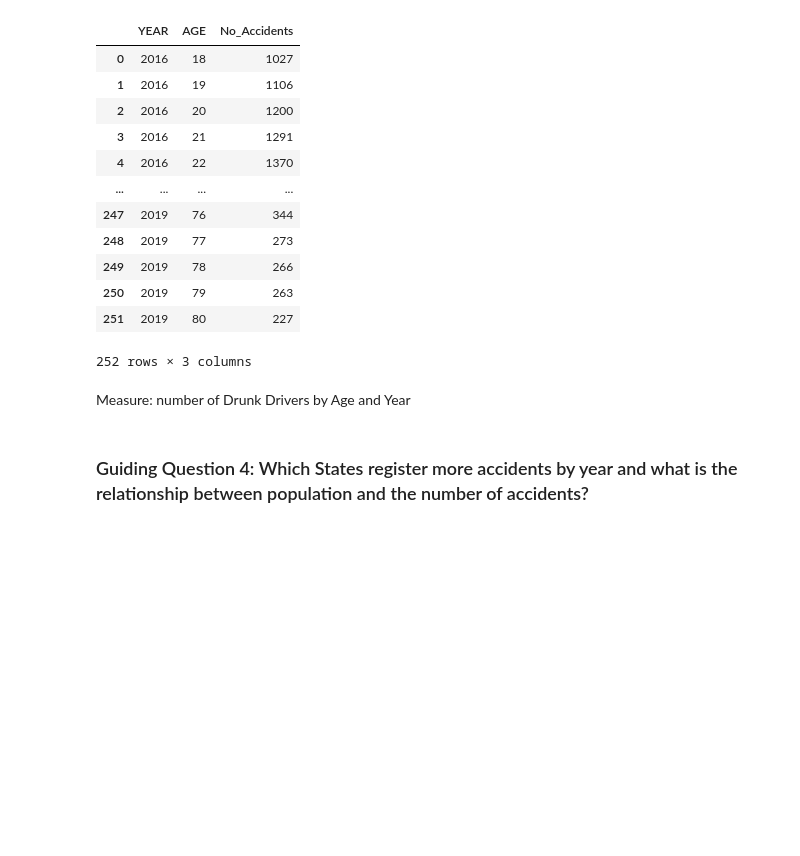
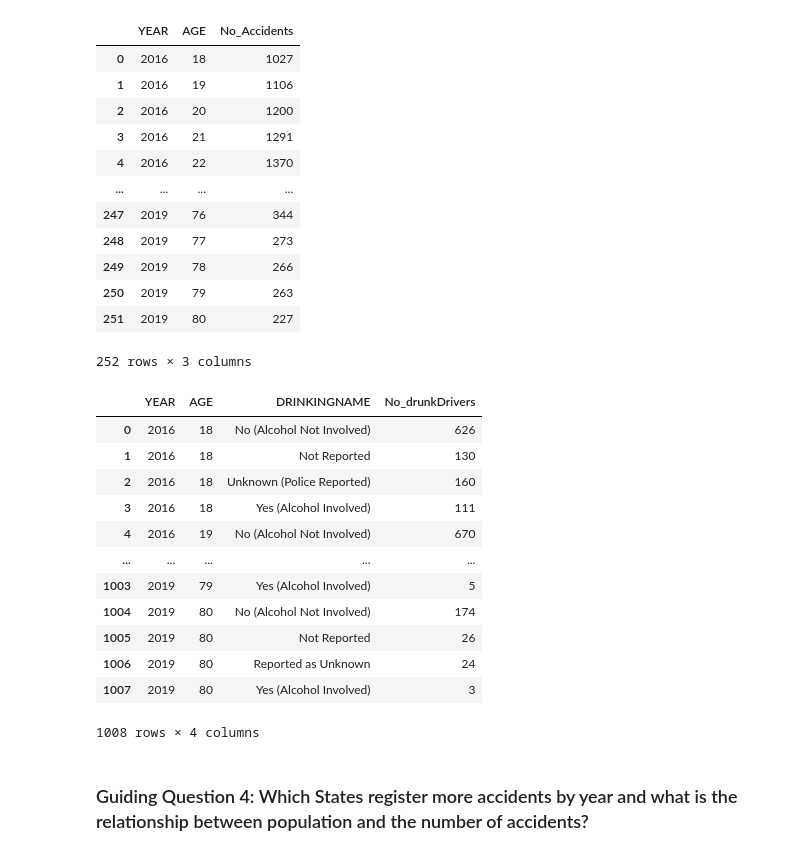
Before and after one commit to ddlondono/Traffic-Incidents-, a Jupyter notebook: Data 604 Project.ipynb, the cells around one changed output. Drawn from its saved outputs; the diff is of its cells as text; code cells hidden in the pictures; blank space fills up the shorter version.

Commit message:
Added Drunk Drivers

```diff
--- a/Data 604 Project.ipynb
+++ b/Data 604 Project.ipynb
@@ -447,2 +438,0 @@ fig.show()
-# %% [markdown]
-Measure: number of Drunk Drivers by Age and Year
@@ -448,0 +454,20 @@ Measure: number of Drunk Drivers by Age and Year
+# %%
+drunkDrivers_accidents = pd.read_sql_query('''SELECT YEAR(DATE) as YEAR, AGE, DRINKINGNAME, COUNT(*) as No_drunkDrivers
+                                           FROM person
+                                           WHERE AGE BETWEEN 18 AND 80 AND PER_TYP=1
+                                           GROUP BY YEAR(DATE), AGE, DRINKINGNAME''', engine)
+drunkDrivers_accidents
+# %% [output]
+|  | YEAR | AGE | DRINKINGNAME | No_drunkDrivers |
+| 0 | 2016 | 18 | No (Alcohol Not Involved) | 626 |
+| 1 | 2016 | 18 | Not Reported | 130 |
+| 2 | 2016 | 18 | Unknown (Police Reported) | 160 |
+| 3 | 2016 | 18 | Yes (Alcohol Involved) | 111 |
+| 4 | 2016 | 19 | No (Alcohol Not Involved) | 670 |
+| ... | ... | ... | ... | ... |
+| 1003 | 2019 | 79 | Yes (Alcohol Involved) | 5 |
+| 1004 | 2019 | 80 | No (Alcohol Not Involved) | 174 |
+| 1005 | 2019 | 80 | Not Reported | 26 |
+| 1006 | 2019 | 80 | Reported as Unknown | 24 |
+| 1007 | 2019 | 80 | Yes (Alcohol Involved) | 3 |
+1008 rows × 4 columns
```
Also changed, not shown: parts of 7 cells of this notebook.
